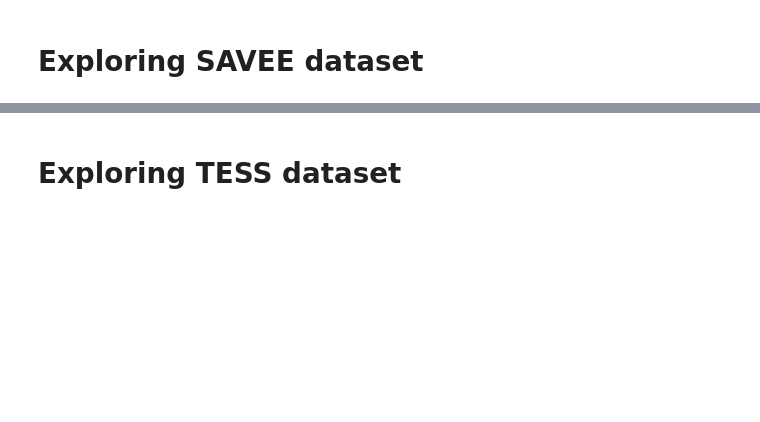
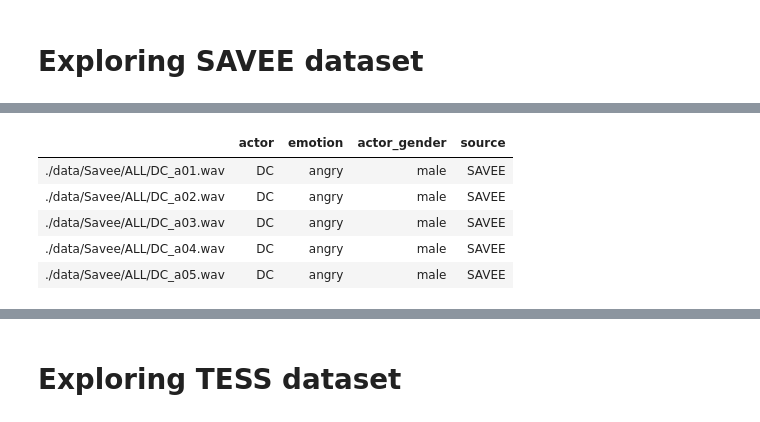
Before and after one commit to nlygar/bda_project, a Jupyter notebook: 01_Exploring_data.ipynb, the cells around one changed output, grey strips where cells are left out. Saved outputs shown, nothing was run; the diff lists cells and outputs as text; code cells hidden in the pictures; blank space fills up the shorter version.

```diff
--- a/01_Exploring_data.ipynb
+++ b/01_Exploring_data.ipynb
@@ -202,9 +249,17 @@ emotion = {'a':'angry','d':'disgust','f':'fear','su':'surprised','h':'happy','n'
 # %%
 # map the digits to a human-readable text
 savee_audio_dict.emotion = savee_audio_dict.emotion.map(emotion)
 # this dataset contains only male audio files
 savee_audio_dict['actor_gender'] = "male"
+savee_audio_dict['source']='SAVEE'
 savee_audio_dict.head(5)
+# %% [output]
+|  | actor | emotion | actor_gender | source |
+| ./data/Savee/ALL/DC_a01.wav | DC | angry | male | SAVEE |
+| ./data/Savee/ALL/DC_a02.wav | DC | angry | male | SAVEE |
+| ./data/Savee/ALL/DC_a03.wav | DC | angry | male | SAVEE |
+| ./data/Savee/ALL/DC_a04.wav | DC | angry | male | SAVEE |
+| ./data/Savee/ALL/DC_a05.wav | DC | angry | male | SAVEE |
 # %%
 fig, axes = plt.subplots(nrows=1, ncols=2, figsize=(7, 3))
 axes[0].barh(y=savee_audio_dict.emotion.value_counts().index,width=savee_audio_dict.emotion.value_counts().values, color = '#1ac7c8')
```
Also changed, not shown: parts of 29 cells of this notebook, 3 other files.
